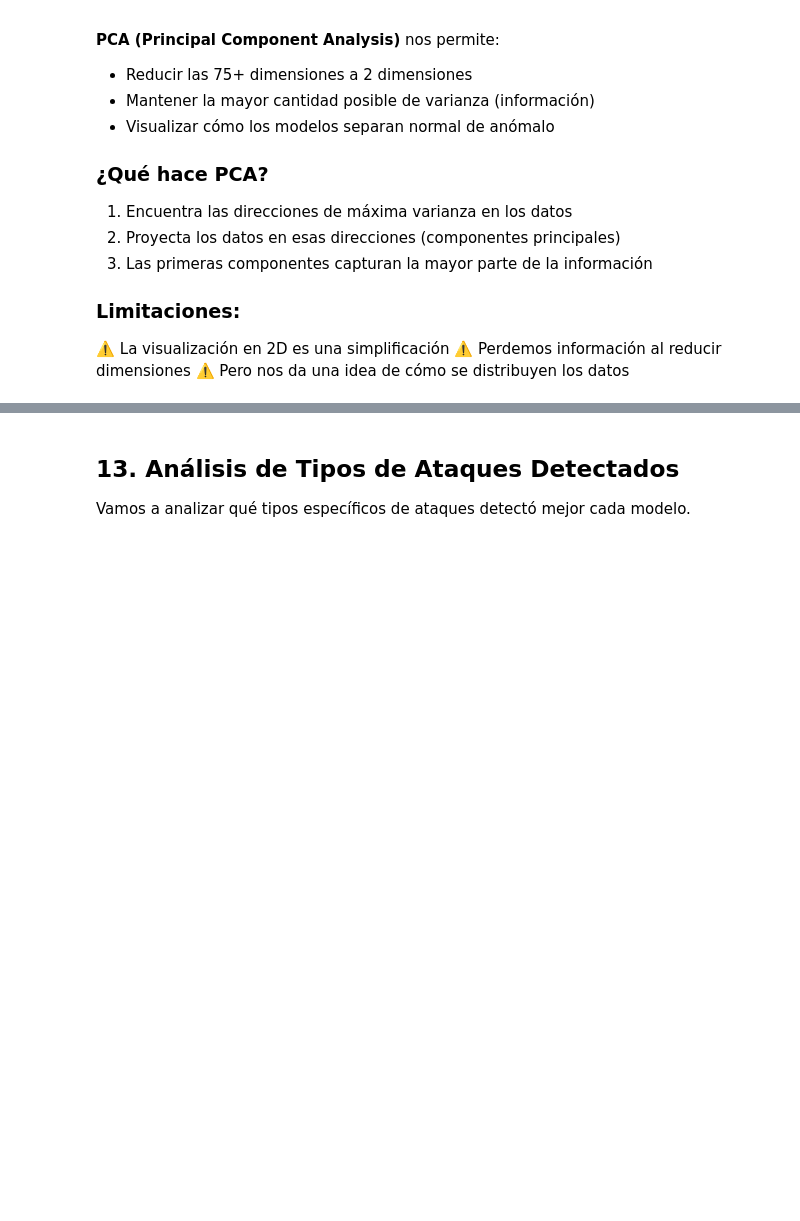
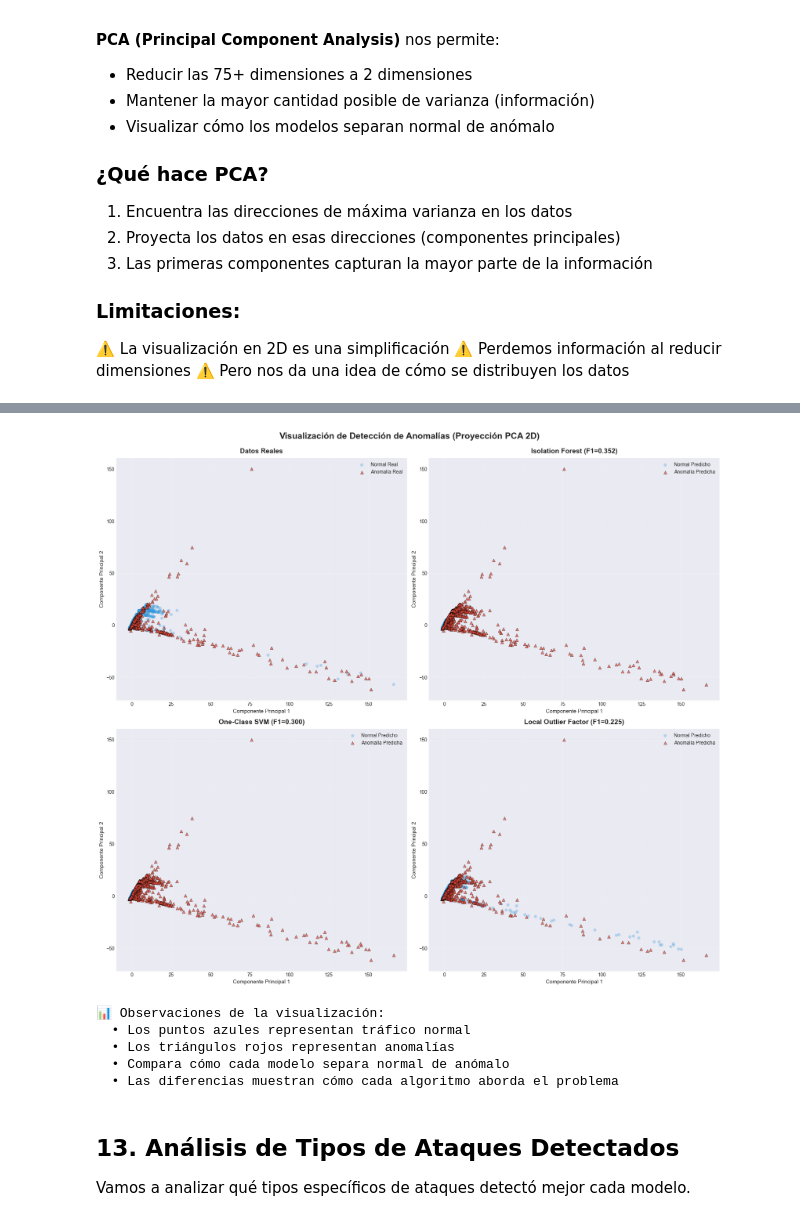
Before and after one commit to jafprofesor/IFCD093PO, a Jupyter notebook: 2026-02-06/analisis_deteccion_anomalias_CICUNSW.ipynb, the cells around one changed output, grey strips where cells are left out. Cells and saved outputs as stored; diff of their text form; code cells hidden in the pictures; blank space fills up the shorter version.

```diff
--- a/2026-02-06/analisis_deteccion_anomalias_CICUNSW.ipynb
+++ b/2026-02-06/analisis_deteccion_anomalias_CICUNSW.ipynb
@@ -1109,7 +1421,7 @@ alpha_anomaly = 0.7
 
 # 1. ETIQUETAS REALES
 axes[0, 0].scatter(X_pca[y_sample == 0, 0], X_pca[y_sample == 0, 1],
-                   c=color_normal, alpha=alpha_normal, s=20, label='Normal Real', edgecolors='none')
+                   c=color_normal, alpha=alpha_normal, s=40, label='Normal Real', edgecolors='none')
 axes[0, 0].scatter(X_pca[y_sample == 1, 0], X_pca[y_sample == 1, 1],
                    c=color_anomaly, alpha=alpha_anomaly, s=40, marker='^',
                    label='Anomalía Real', edgecolors='black', linewidth=0.5)
@@ -1121,7 +1433,7 @@ axes[0, 0].grid(True, alpha=0.3)
 
 # 2. ISOLATION FOREST
 axes[0, 1].scatter(X_pca[y_pred_iso_binary == 0, 0], X_pca[y_pred_iso_binary == 0, 1],
-                   c=color_normal, alpha=alpha_normal, s=20, label='Normal Predicho', edgecolors='none')
+                   c=color_normal, alpha=alpha_normal, s=40, label='Normal Predicho', edgecolors='none')
 axes[0, 1].scatter(X_pca[y_pred_iso_binary == 1, 0], X_pca[y_pred_iso_binary == 1, 1],
                    c=color_anomaly, alpha=alpha_anomaly, s=40, marker='^',
                    label='Anomalía Predicha', edgecolors='black', linewidth=0.5)
@@ -1134,38 +1446,45 @@ axes[0, 1].grid(True, alpha=0.3)
 
 # 3. ONE-CLASS SVM
 axes[1, 0].scatter(X_pca[y_pred_svm_binary == 0, 0], X_pca[y_pred_svm_binary == 0, 1],
-                   c=color_normal, alpha=alpha_normal, s=20, label='Normal Predicho', edgecolors='none')
+                   c=color_normal, alpha=alpha_normal, s=40, label='Normal Predicho', edgecolors='none')
 axes[1, 0].scatter(X_pca[y_pred_svm_binary == 1, 0], X_pca[y_pred_svm_binary == 1, 1],
                    c=color_anomaly, alpha=alpha_anomaly, s=40, marker='^',
                    label='Anomalía Predicha', edgecolors='black', linewidth=0.5)
 axes[1, 0].set_title(f'One-Class SVM (F1={f1_svm:.3f})',
                      fontsize=14, fontweight='bold', pad=10)
 axes[1, 0].set_xlabel('Componente Principal 1', fontsize=11)
 axes[1, 0].set_ylabel('Componente Principal 2', fontsize=11)
 axes[1, 0].legend(loc='upper right', fontsize=10)
 axes[1, 0].grid(True, alpha=0.3)
 
 # 4. LOCAL OUTLIER FACTOR
 axes[1, 1].scatter(X_pca[y_pred_lof_binary == 0, 0], X_pca[y_pred_lof_binary == 0, 1],
-                   c=color_normal, alpha=alpha_normal, s=20, label='Normal Predicho', edgecolors='none')
+                   c=color_normal, alpha=alpha_normal, s=40, label='Normal Predicho', edgecolors='none')
 axes[1, 1].scatter(X_pca[y_pred_lof_binary == 1, 0], X_pca[y_pred_lof_binary == 1, 1],
                    c=color_anomaly, alpha=alpha_anomaly, s=40, marker='^',
                    label='Anomalía Predicha', edgecolors='black', linewidth=0.5)
 axes[1, 1].set_title(f'Local Outlier Factor (F1={f1_lof:.3f})',
                      fontsize=14, fontweight='bold', pad=10)
 axes[1, 1].set_xlabel('Componente Principal 1', fontsize=11)
 axes[1, 1].set_ylabel('Componente Principal 2', fontsize=11)
 axes[1, 1].legend(loc='upper right', fontsize=10)
 axes[1, 1].grid(True, alpha=0.3)
 
 plt.tight_layout()
 plt.show()
 
 print("\n📊 Observaciones de la visualización:")
 print("  • Los puntos azules representan tráfico normal")
 print("  • Los triángulos rojos representan anomalías")
 print("  • Compara cómo cada modelo separa normal de anómalo")
 print("  • Las diferencias muestran cómo cada algoritmo aborda el problema")
+# %% [output]
+[figure, added]
+📊 Observaciones de la visualización:
+  • Los puntos azules representan tráfico normal
+  • Los triángulos rojos representan anomalías
+  • Compara cómo cada modelo separa normal de anómalo
+  • Las diferencias muestran cómo cada algoritmo aborda el problema
 # %% [markdown]
 ## 13. Análisis de Tipos de Ataques Detectados
 
```
Also changed, not shown: parts of 23 cells of this notebook.
